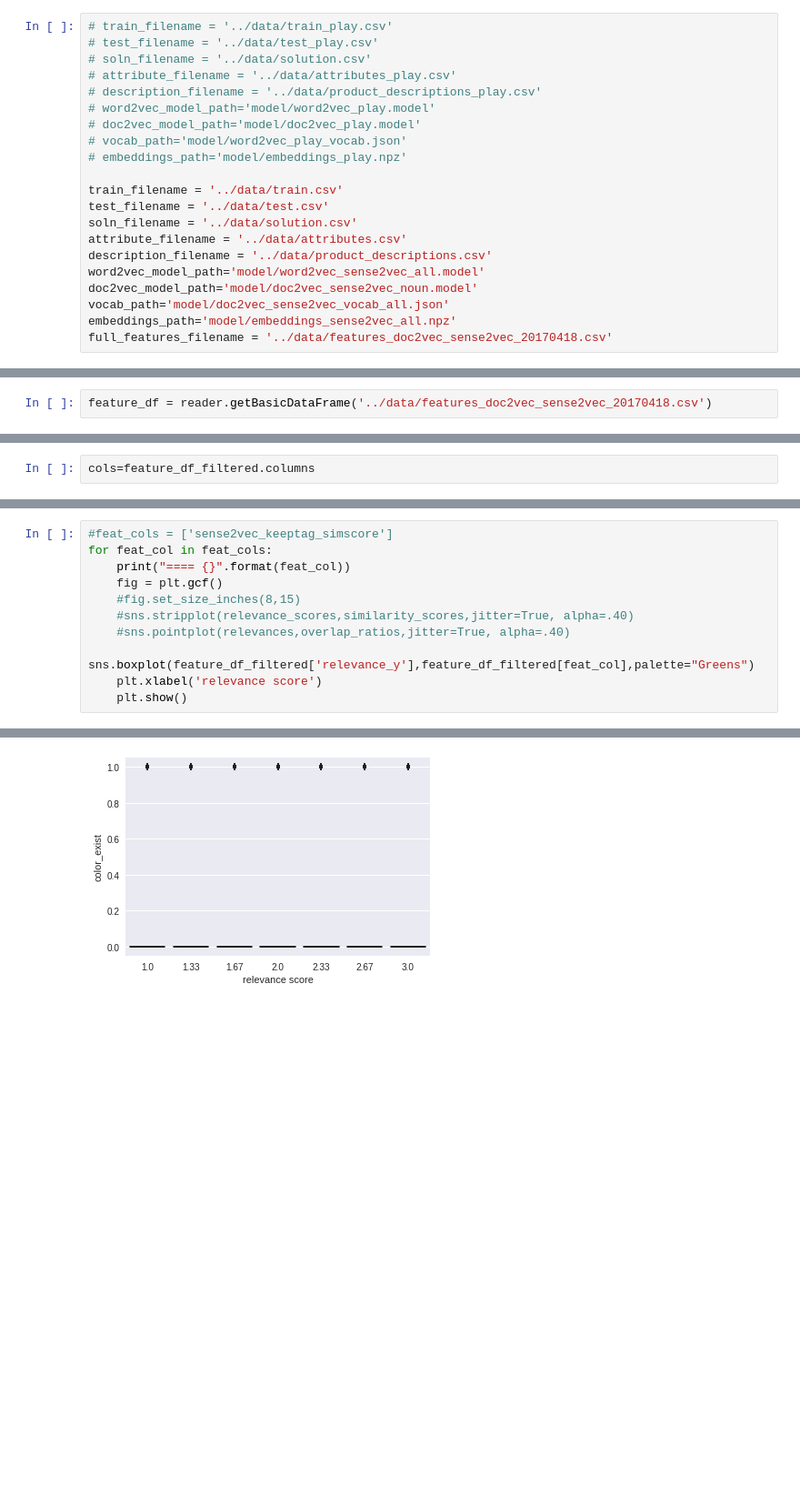
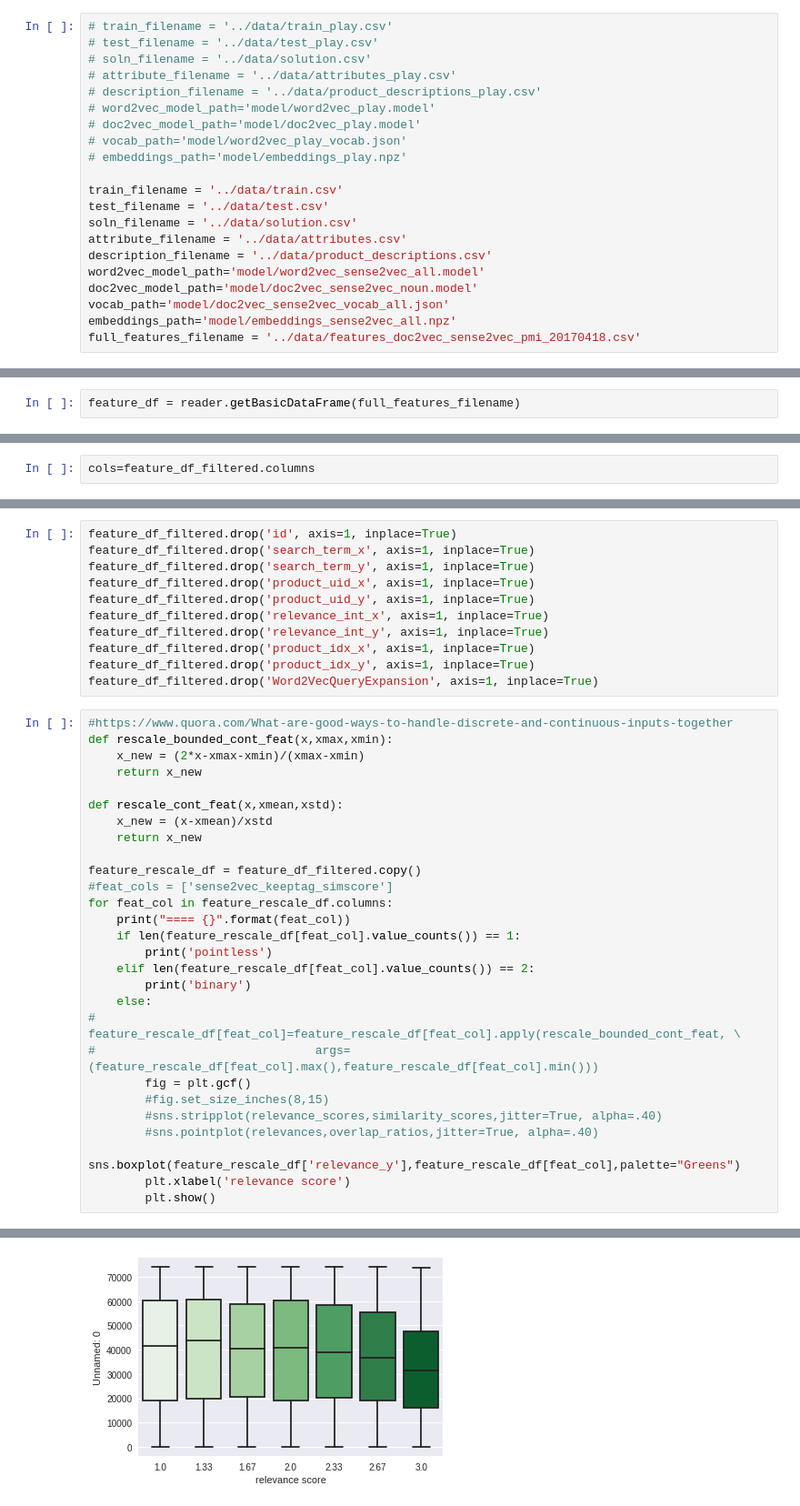
Before and after one commit to jax79sg/IRDM2017, a Jupyter notebook: python/features-performanceanalysis.ipynb, the cells around one changed output, grey strips where cells are left out. Shown at 91% size. Drawn from its saved outputs; the diff is of its cells as text; blank space fills up the shorter version.

```diff
--- a/python/features-performanceanalysis.ipynb
+++ b/python/features-performanceanalysis.ipynb
@@ -51,7 +51,7 @@ word2vec_model_path='model/word2vec_sense2vec_all.model'
 doc2vec_model_path='model/doc2vec_sense2vec_noun.model'
 vocab_path='model/doc2vec_sense2vec_vocab_all.json'
 embeddings_path='model/embeddings_sense2vec_all.npz'
-full_features_filename = '../data/features_doc2vec_sense2vec_20170418.csv'
+full_features_filename = '../data/features_doc2vec_sense2vec_pmi_20170418.csv'
 # %%
 reader = HomeDepotReader()
 
@@ -239,7 +239,7 @@ len(train_query_df)
 # %% [markdown]
 # end resample
 # %%
-feature_df = reader.getBasicDataFrame('../data/features_doc2vec_sense2vec_20170418.csv')
+feature_df = reader.getBasicDataFrame(full_features_filename)
 # %%
 feature_df_filtered = feature_df.merge(train_query_df, on=['id'])
 # %%
@@ -392,12 +392,40 @@ feat_cols= ['color_exist',
+# %%
+feature_df_filtered.drop('id', axis=1, inplace=True)
+feature_df_filtered.drop('search_term_x', axis=1, inplace=True)
+feature_df_filtered.drop('search_term_y', axis=1, inplace=True)
+feature_df_filtered.drop('product_uid_x', axis=1, inplace=True)
+feature_df_filtered.drop('product_uid_y', axis=1, inplace=True)
+feature_df_filtered.drop('relevance_int_x', axis=1, inplace=True)
+feature_df_filtered.drop('relevance_int_y', axis=1, inplace=True)
+feature_df_filtered.drop('product_idx_x', axis=1, inplace=True)
+feature_df_filtered.drop('product_idx_y', axis=1, inplace=True)
+feature_df_filtered.drop('Word2VecQueryExpansion', axis=1, inplace=True)
 # %%
+#https://www.quora.com/What-are-good-ways-to-handle-discrete-and-continuous-inputs-together
+def rescale_bounded_cont_feat(x,xmax,xmin):
+    x_new = (2*x-xmax-xmin)/(xmax-xmin)
+    return x_new
+
+def rescale_cont_feat(x,xmean,xstd):
+    x_new = (x-xmean)/xstd
+    return x_new
+
+feature_rescale_df = feature_df_filtered.copy()
 #feat_cols = ['sense2vec_keeptag_simscore']
-for feat_col in feat_cols:
+for feat_col in feature_rescale_df.columns:
     print("==== {}".format(feat_col))
-    fig = plt.gcf()
-    #fig.set_size_inches(8,15)
-    #sns.stripplot(relevance_scores,similarity_scores,jitter=True, alpha=.40)
-    #sns.pointplot(relevances,overlap_ratios,jitter=True, alpha=.40)
-    sns.boxplot(feature_df_filtered['relevance_y'],feature_df_filtered[feat_col],palette="Greens")
-    plt.xlabel('relevance score')
-    plt.show()
+    if len(feature_rescale_df[feat_col].value_counts()) == 1:
+        print('pointless')
+    elif len(feature_rescale_df[feat_col].value_counts()) == 2:
+        print('binary')
+    else:
+#         feature_rescale_df[feat_col]=feature_rescale_df[feat_col].apply(rescale_bounded_cont_feat, \
+#                               args=(feature_rescale_df[feat_col].max(),feature_rescale_df[feat_col].min()))
+        fig = plt.gcf()
+        #fig.set_size_inches(8,15)
+        #sns.stripplot(relevance_scores,similarity_scores,jitter=True, alpha=.40)
+        #sns.pointplot(relevances,overlap_ratios,jitter=True, alpha=.40)
+        sns.boxplot(feature_rescale_df['relevance_y'],feature_rescale_df[feat_col],palette="Greens")
+        plt.xlabel('relevance score')
+        plt.show()
 # %% [output]
@@ -405 +433 @@ for feat_col in feat_cols:
-[figure, old version]
+[figure, new version]
```
Also changed, not shown: parts of 9 cells of this notebook, 6 other files.
